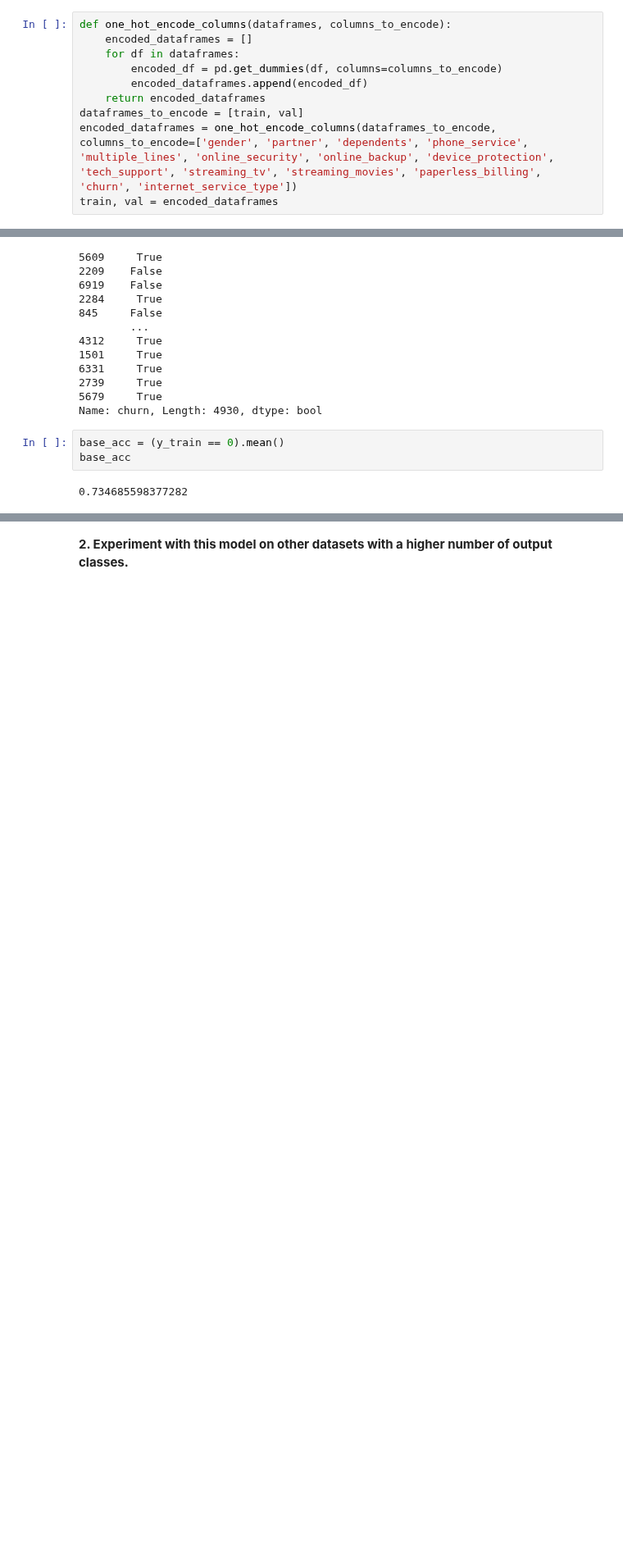
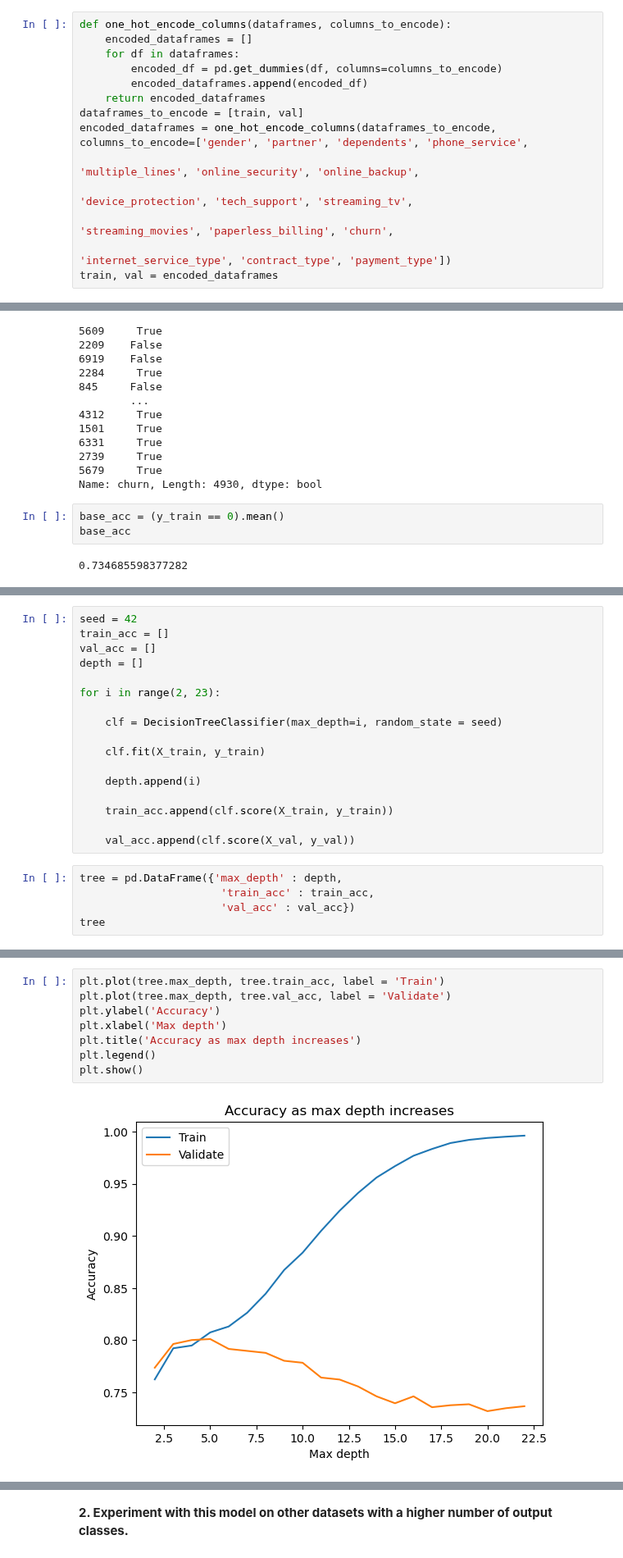
Before and after one commit to Marc-Aradillas/Classification_exercises.ipynb, a Jupyter notebook: decision_tree.ipynb, the cells around one changed output, grey strips where cells are left out. Shown at 82% size. Cells and saved outputs as stored; diff of their text form; blank space fills up the shorter version.

```diff
--- a/decision_tree.ipynb
+++ b/decision_tree.ipynb
@@ -364,5 +373,9 @@ def one_hot_encode_columns(dataframes, columns_to_encode):
         encoded_dataframes.append(encoded_df)
     return encoded_dataframes
 dataframes_to_encode = [train, val]
-encoded_dataframes = one_hot_encode_columns(dataframes_to_encode, columns_to_encode=['gender', 'partner', 'dependents', 'phone_service', 'multiple_lines', 'online_security', 'online_backup', 'device_protection', 'tech_support', 'streaming_tv', 'streaming_movies', 'paperless_billing', 'churn', 'internet_service_type'])
+encoded_dataframes = one_hot_encode_columns(dataframes_to_encode, columns_to_encode=['gender', 'partner', 'dependents', 'phone_service',
+                                                                                     'multiple_lines', 'online_security', 'online_backup',
+                                                                                     'device_protection', 'tech_support', 'streaming_tv',
+                                                                                     'streaming_movies', 'paperless_billing', 'churn',
+                                                                                     'internet_service_type', 'contract_type', 'payment_type'])
 train, val = encoded_dataframes
@@ -507,0 +565,22 @@ ValueError: could not convert string to float: ' '
+# %%
+seed = 42
+train_acc = []
+val_acc = []
+depth = []
+
+for i in range(2, 23):
+
+    clf = DecisionTreeClassifier(max_depth=i, random_state = seed)
+
+    clf.fit(X_train, y_train)
+
+    depth.append(i)
+
+    train_acc.append(clf.score(X_train, y_train))
+
+    val_acc.append(clf.score(X_val, y_val))
+# %%
+tree = pd.DataFrame({'max_depth' : depth,
+                      'train_acc' : train_acc,
+                      'val_acc' : val_acc})
+tree
@@ -507,0 +605,10 @@ ValueError: could not convert string to float: ' '
+# %%
+plt.plot(tree.max_depth, tree.train_acc, label = 'Train')
+plt.plot(tree.max_depth, tree.val_acc, label = 'Validate')
+plt.ylabel('Accuracy')
+plt.xlabel('Max depth')
+plt.title('Accuracy as max depth increases')
+plt.legend()
+plt.show()
+# %% [output]
+[figure, added]
```
Also changed, not shown: parts of 28 cells of this notebook.
